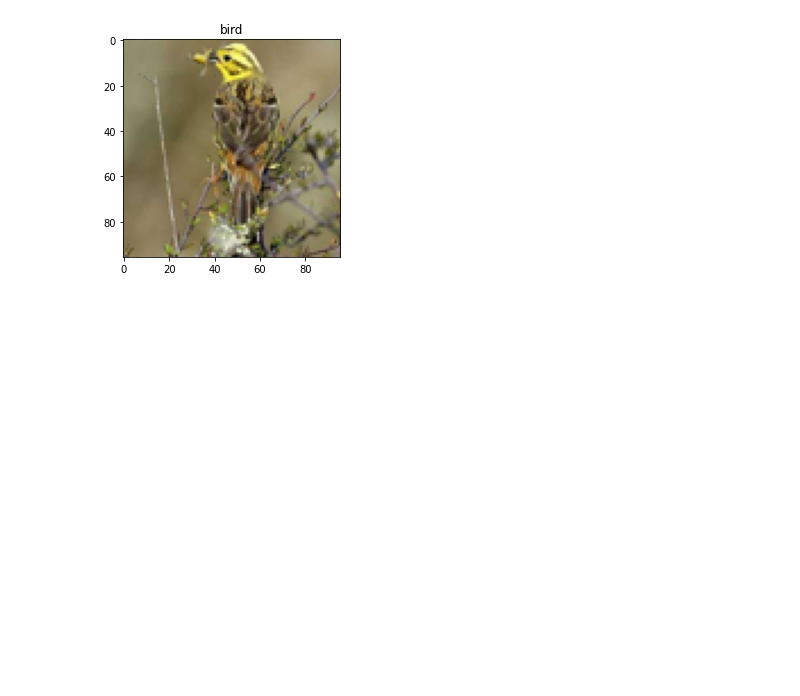
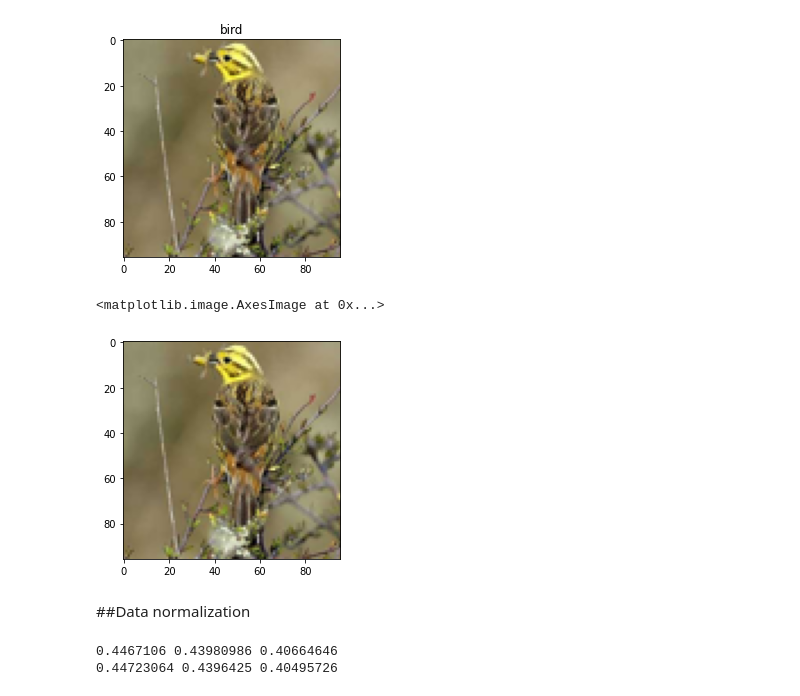
Before and after one commit to hekoh99/pytorch_exercise, a Jupyter notebook: implementation/ResNet.ipynb, the cells around one changed output. Cells and saved outputs as stored; diff of their text form; code cells hidden in the pictures; blank space fills up the shorter version.

```diff
--- a/implementation/ResNet.ipynb
+++ b/implementation/ResNet.ipynb
@@ -45,3 +45,49 @@ plt.imshow(sample)
 (3, 96, 96)
 <matplotlib.image.AxesImage at 0x...>
 [figure]
+# %%
+# train_ds에서 뽑은 tensor 데이터와 train_ds.data에서 뽑은 numpy 데이터 차이
+
+data_sample = train_ds.data[0]
+# print(data_sample)
+
+for x, _ in train_ds:
+  dataset_sample = x
+  break
+dataset_sample = dataset_sample.numpy()
+dataset_sample = np.transpose(dataset_sample, (1,2,0))
+# print(dataset_sample)
+plt.imshow(dataset_sample)
+# %% [output]
+<matplotlib.image.AxesImage at 0x...>
+[figure, added]
+# %% [markdown]
+##Data normalization
+# %%
+# normalize transformation을 적용하기 위해 평균, 표준편차 계산
+train_meanRGB = [np.mean(x.numpy(), axis=(1,2)) for x, _ in train_ds]
+train_stdRGB = [np.std(x.numpy(), axis=(1,2)) for x, _ in train_ds]
+
+train_meanR = np.mean([m[0] for m in train_meanRGB])
+train_meanG = np.mean([m[1] for m in train_meanRGB])
+train_meanB = np.mean([m[2] for m in train_meanRGB])
+train_stdR = np.mean([s[0] for s in train_stdRGB])
+train_stdG = np.mean([s[1] for s in train_stdRGB])
+train_stdB = np.mean([s[2] for s in train_stdRGB])
+
+val_meanRGB = [np.mean(x.numpy(), axis=(1,2)) for x, _ in valid_ds]
+val_stdRGB = [np.std(x.numpy(), axis=(1,2)) for x, _ in valid_ds]
+
+val_meanR = np.mean([m[0] for m in val_meanRGB])
+val_meanG = np.mean([m[1] for m in val_meanRGB])
+val_meanB = np.mean([m[2] for m in val_meanRGB])
+
+val_stdR = np.mean([s[0] for s in val_stdRGB])
+val_stdG = np.mean([s[1] for s in val_stdRGB])
+val_stdB = np.mean([s[2] for s in val_stdRGB])
+
+print(train_meanR, train_meanG, train_meanB)
+print(val_meanR, val_meanG, val_meanB)
+# %% [output]
+0.4467106 0.43980986 0.40664646
+0.44723064 0.4396425 0.40495726
```
Also changed, not shown: parts of 2 cells of this notebook.
